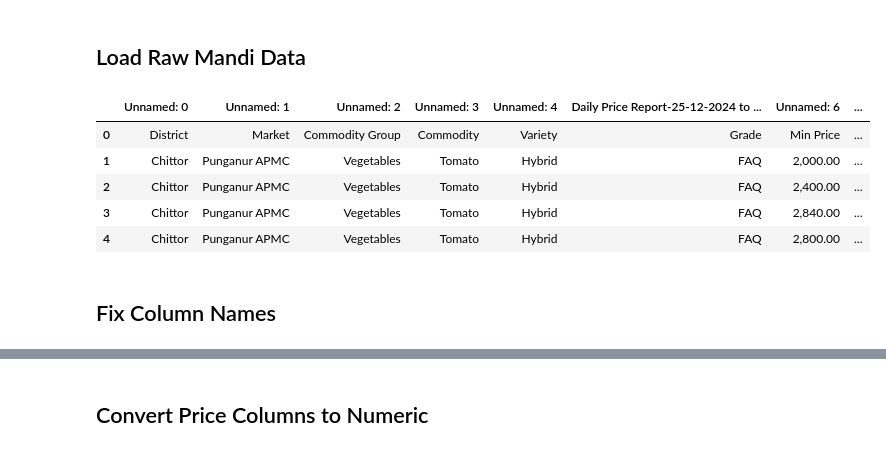
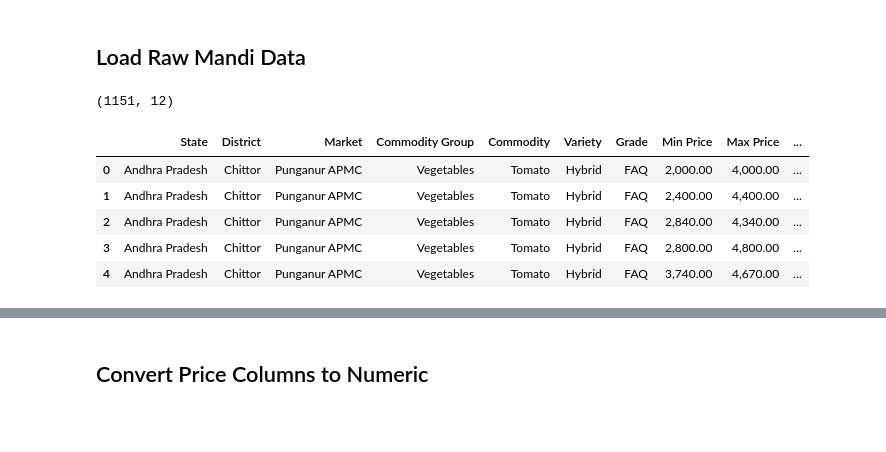
Before and after one commit to SiddharthaReddy27/Punganur-Tomato-Price-Intelligence, a Jupyter notebook: tomato_price_analysis.ipynb, the cells around one changed output, grey strips where cells are left out. Cells and saved outputs as stored; diff of their text form; code cells hidden in the pictures; blank space fills up the shorter version.

```diff
--- a/tomato_price_analysis.ipynb
+++ b/tomato_price_analysis.ipynb
@@ -16,17 +25,31 @@ os.listdir()
 # %% [markdown]
 ## Load Raw Mandi Data
+# %%
+import pandas as pd
+
+# Read the four CSV files
+df1 = pd.read_csv("Daily Price Report-25-12-2024 to 25-12-2025 for Andhra Pradesh.csv")
+df2 = pd.read_csv("Daily Price Report-25-12-2023 to 24-12-2024 for Andhra Pradesh.csv")
+df3 = pd.read_csv("Daily Price Report-25-12-2022 to 24-12-2023 for Andhra Pradesh.csv")
+df4 = pd.read_csv("Daily Price Report-25-12-2021 to 24-12-2022 for Andhra Pradesh.csv")
+
+main_dataset_df = pd.concat([df1, df2, df3, df4], ignore_index=True)
+
+main_dataset_df.to_csv("dataset(2022-2025).csv", index=False)
+
+print(main_dataset_df.shape)
+# %% [output]
+(1151, 12)
 # %%
 import pandas as pd
-df_raw = pd.read_csv("Daily Price Report-25-12-2024 to 25-12-2025 for Andhra Pradesh.csv")
+df_raw = pd.read_csv("dataset(2022-2025).csv")
 
 df = df_raw.copy()
 df.head()
 # %% [output]
-|  | Unnamed: 0 | Unnamed: 1 | Unnamed: 2 | Unnamed: 3 | Unnamed: 4 | Daily Price Report-25-12-2024 to ... | Unnamed: 6 | ... |
-| 0 | District | Market | Commodity Group | Commodity | Variety | Grade | Min Price | ... |
-| 1 | Chittor | Punganur APMC | Vegetables | Tomato | Hybrid | FAQ | 2,000.00 | ... |
-| 2 | Chittor | Punganur APMC | Vegetables | Tomato | Hybrid | FAQ | 2,400.00 | ... |
-| 3 | Chittor | Punganur APMC | Vegetables | Tomato | Hybrid | FAQ | 2,840.00 | ... |
-| 4 | Chittor | Punganur APMC | Vegetables | Tomato | Hybrid | FAQ | 2,800.00 | ... |
+|  | State | District | Market | Commodity Group | Commodity | Variety | Grade | Min Price | Max Price | ... |
+| 0 | Andhra Pradesh | Chittor | Punganur APMC | Vegetables | Tomato | Hybrid | FAQ | 2,000.00 | 4,000.00 | ... |
+| 1 | Andhra Pradesh | Chittor | Punganur APMC | Vegetables | Tomato | Hybrid | FAQ | 2,400.00 | 4,400.00 | ... |
+| 2 | Andhra Pradesh | Chittor | Punganur APMC | Vegetables | Tomato | Hybrid | FAQ | 2,840.00 | 4,340.00 | ... |
+| 3 | Andhra Pradesh | Chittor | Punganur APMC | Vegetables | Tomato | Hybrid | FAQ | 2,800.00 | 4,800.00 | ... |
+| 4 | Andhra Pradesh | Chittor | Punganur APMC | Vegetables | Tomato | Hybrid | FAQ | 3,740.00 | 4,670.00 | ... |
-# %% [markdown]
-## Fix Column Names
```
Also changed, not shown: parts of 35 cells of this notebook, 1 other file.
